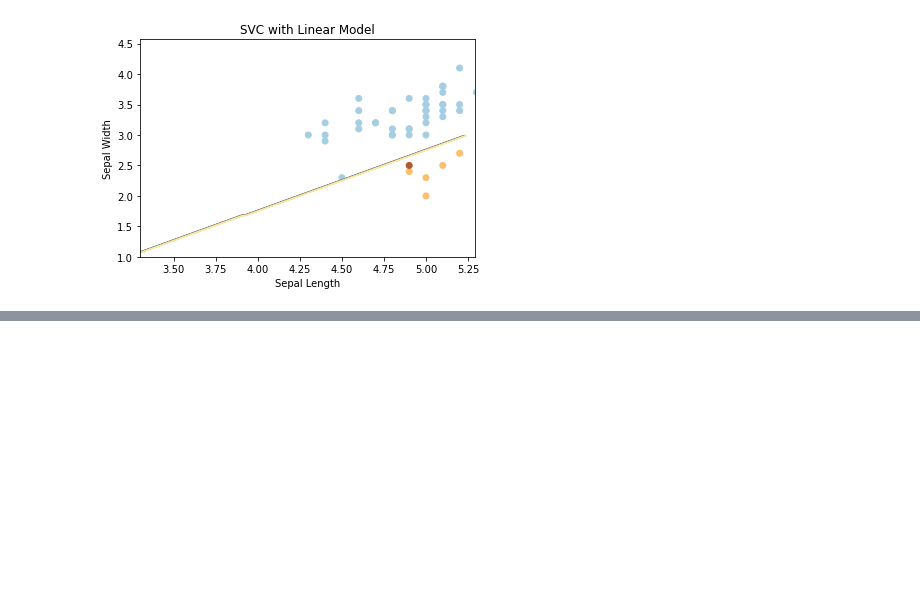
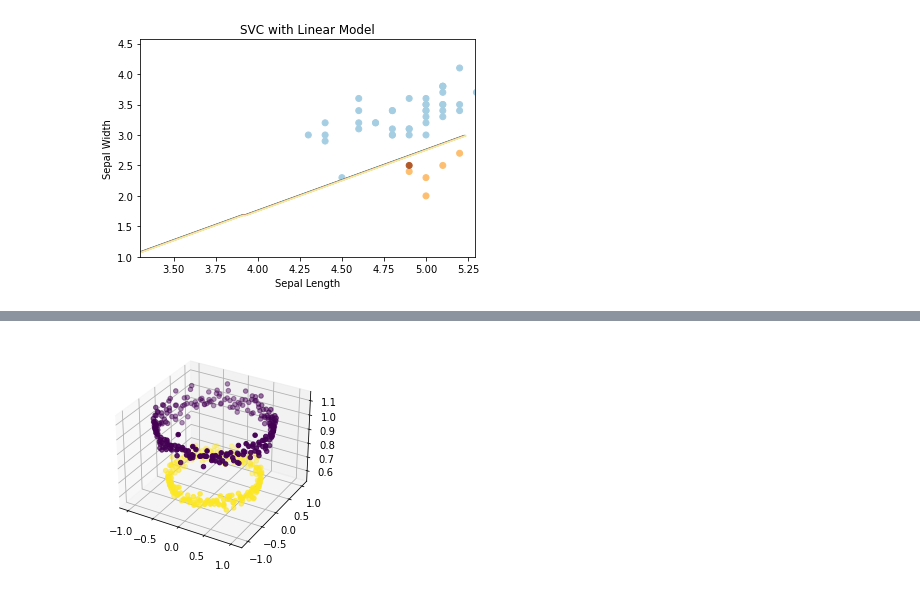
Before and after one commit to vishymails/data-science, a Jupyter notebook: svm_examples.ipynb, the cells around one changed output, grey strips where cells are left out. Drawn from its saved outputs; the diff is of its cells as text; code cells hidden in the pictures; blank space fills up the shorter version.

```diff
--- a/svm_examples.ipynb
+++ b/svm_examples.ipynb
@@ -113,0 +135,23 @@ plt.show()
+# %%
+# adding a new dimension to X
+
+
+X1 = X[:,0].reshape((-1,1))
+
+X2 = X[:,1].reshape((-1,1))
+
+X3 = (X1**2 + X2**2)
+
+X = np.hstack((X, X3))
+
+
+
+fig = plt.figure()
+
+axes = fig.add_subplot(111, projection = '3d')
+
+axes.scatter(X1, X2, X1**2 + X2**2, c=y, depthshade =True)
+
+plt.show()
+# %% [output]
+[figure, added]
```
Also changed, not shown: parts of 3 cells of this notebook.
